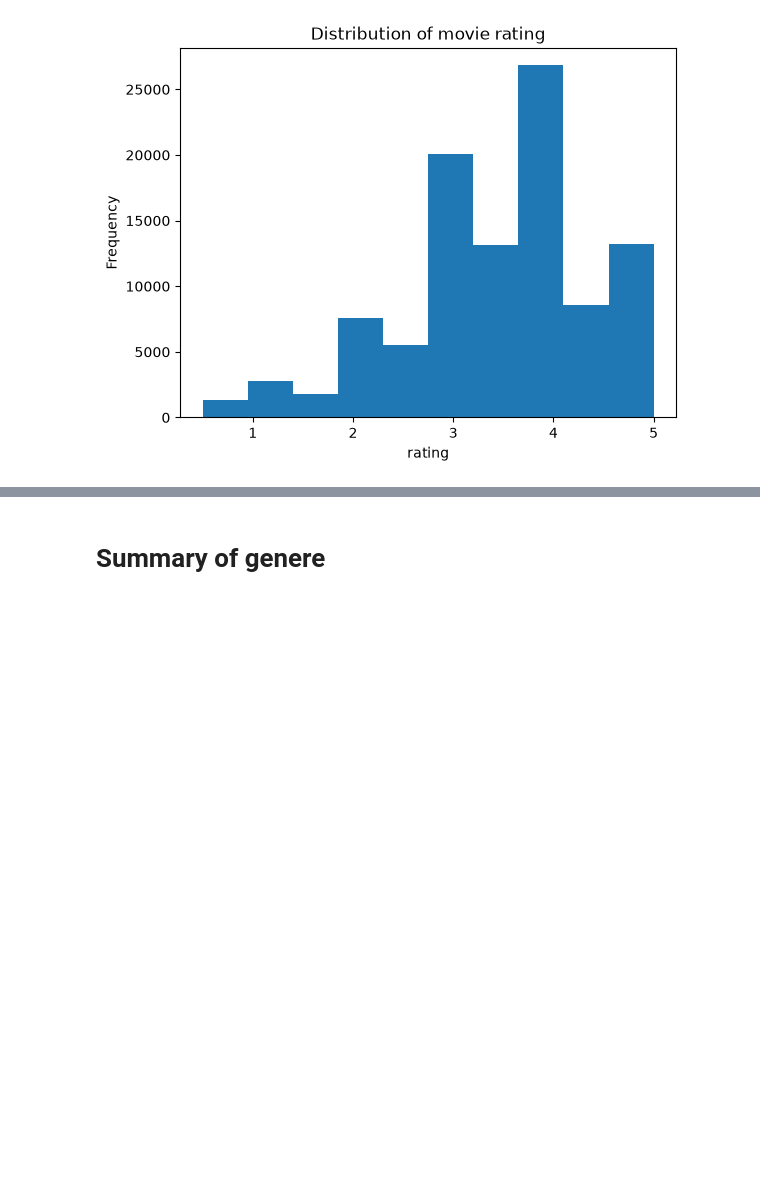
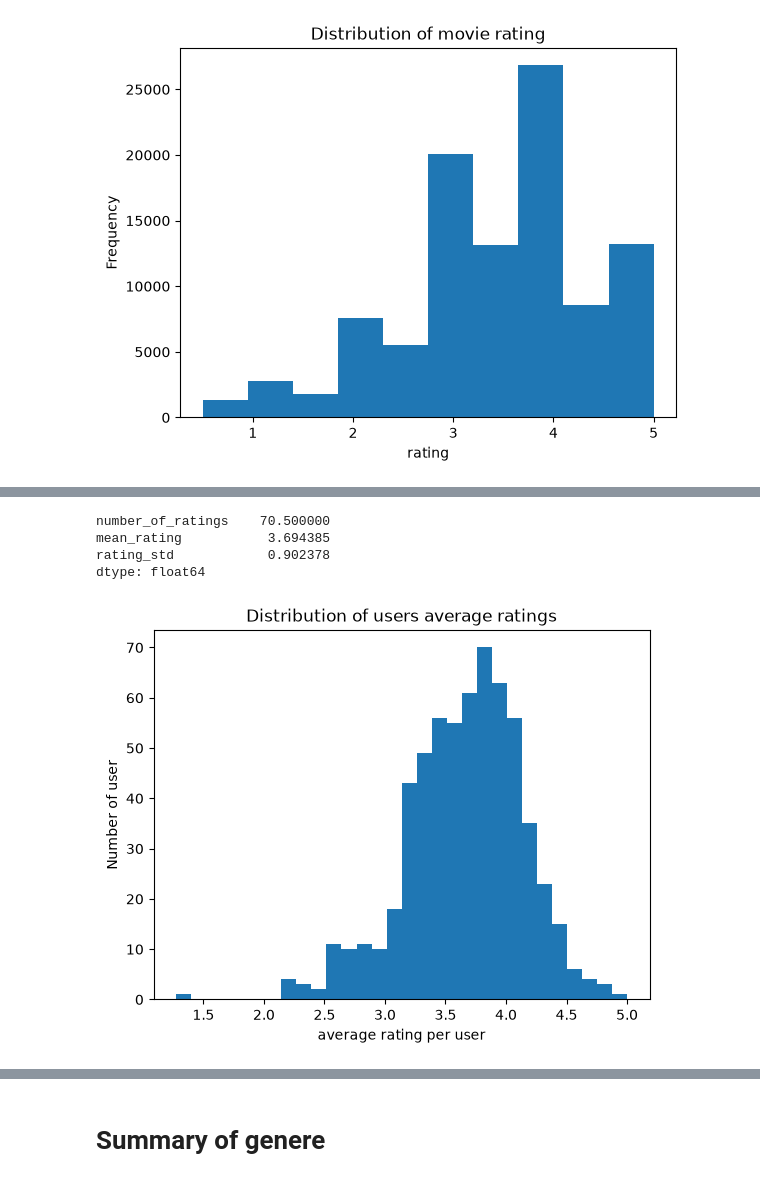
Before and after one commit to shosakaue0808/Movie_Recommendation_System, a Jupyter notebook: notebooks/data_analysis.ipynb, the cells around one changed output, grey strips where cells are left out. Cells and saved outputs as stored; diff of their text form; code cells hidden in the pictures; blank space fills up the shorter version.

```diff
--- a/notebooks/data_analysis.ipynb
+++ b/notebooks/data_analysis.ipynb
@@ -136,3 +166,11 @@ plt.ylabel("Frequency")
 plt.show()
 # %% [output]
 [figure]
+# %%
+# get rating average difference between user
+ratingavg_by_userid=rating_df.groupby('userId')['rating'].agg(
+    number_of_ratings='count',
+    mean_rating='mean',
+    rating_std='std'
+)
+ratingavg_by_userid.head()
@@ -138,0 +207,7 @@ plt.show()
+# %%
+ratingavg_by_userid.median()
+# %% [output]
+number_of_ratings    70.500000
+mean_rating           3.694385
+rating_std            0.902378
+dtype: float64
@@ -138,0 +216,8 @@ plt.show()
+# %%
+plt.hist(ratingavg_by_userid['mean_rating'], bins=30)
+plt.xlabel('average rating per user')
+plt.ylabel('Number of user')
+plt.title('Distribution of users average ratings')
+plt.show()
+# %% [output]
+[figure, added]
```
Also changed, not shown: parts of 13 cells of this notebook, 5 other files.
